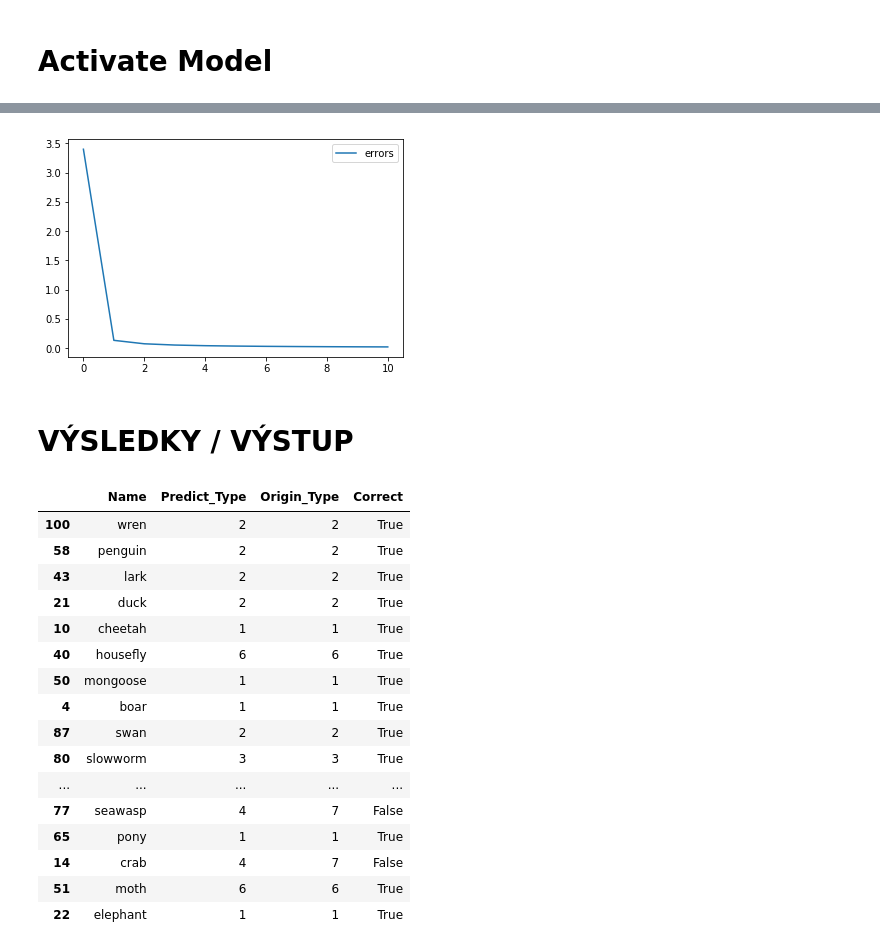
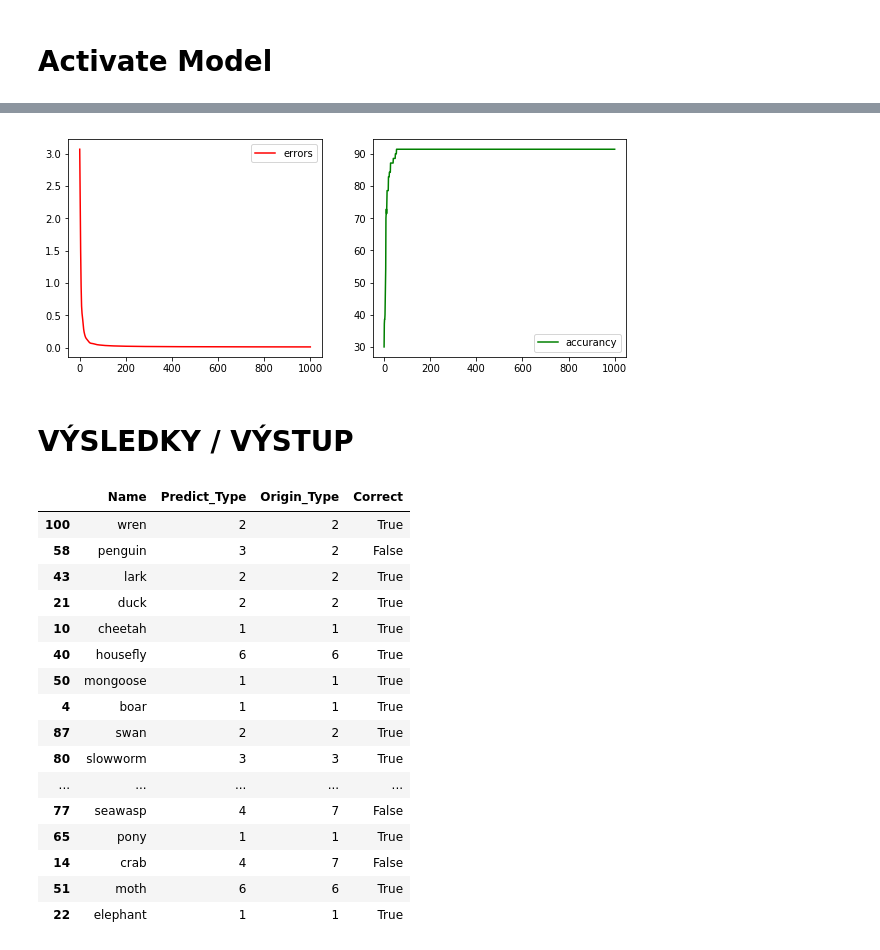
Before and after one commit to MatusVas/Vas_NS2019, a Jupyter notebook: Zoo_Animal_Classification.ipynb, the cells around one changed output, grey strips where cells are left out. Cells and saved outputs as stored; diff of their text form; code cells hidden in the pictures.

```diff
--- a/Zoo_Animal_Classification.ipynb
+++ b/Zoo_Animal_Classification.ipynb
@@ -142,9 +142,9 @@ cost = tf.reduce_mean(cross_entropy)
 # %% [markdown]
 ## Gradient Descent Optimizer / Adam Optimizer
 # %%
-train  = tf.train.GradientDescentOptimizer(learning_rate=0.05).minimize(cost)
+# train  = tf.train.GradientDescentOptimizer(learning_rate=0.05).minimize(cost)
 
-# train = tf.train.AdamOptimizer(learning_rate=0.05).minimize(cost)
+train = tf.train.AdamOptimizer(learning_rate=0.05).minimize(cost)
 # %% [markdown]
 ## POROVNANIE: original vs. prediction data
 #### tf.argmax (): keďže hypotéza je one-hot kódovanie (so 7 vrstvami), musíme nájsť maximálne výsledky softmax (vracia indexovú hodnotu poľa s najväčšou pravdepodobnosťou)
@@ -160,15 +160,19 @@ accuracy = tf.reduce_mean(tf.cast(correct_prediction, tf.float32))
 with tf.Session() as sess:
     sess.run(tf.global_variables_initializer())
 
-    pocet_iteracii = 10001
-    errors_ = []
+    pocet_iteracii = 1001
+    cost_ = []
+    acc_ = []
 
     for step in range(pocet_iteracii):
         sess.run(train, feed_dict={X: train_x, Y: train_y})
 
-        if step % 1000 == 0:
-            loss, acc = sess.run([cost, accuracy], feed_dict={X: train_x, Y: train_y})
-            errors_.append(loss)
+        loss, acc = sess.run([cost, accuracy], feed_dict={X: train_x, Y: train_y})
+
+        cost_.append(loss)
+        acc_.append(acc * 100)
+
+        if step % 100 == 0:
             print("Step: {:5}\tLoss: {:.3f}\tAcc: {:.2%}".format(step, loss, acc))
 
     train_acc = sess.run(accuracy, feed_dict={X: train_x, Y: train_y})
@@ -178,6 +182,11 @@ with tf.Session() as sess:
     print("Model Prediction =", train_acc)
     print("Test Prediction =", test_acc)
 
-    plt.plot(errors_, label='errors')
-    plt.legend()
+    fig, (cost_plt, acc_plt) = plt.subplots(1,2, figsize=(10,4))
+
+    cost_plt.plot(cost_, 'r', label='errors')
+    cost_plt.legend()
+
+    acc_plt.plot(acc_, 'g', label='accurancy')
+    acc_plt.legend()
 # %% [output]
@@ -198,4 +207,4 @@ Test Prediction = 0.9354839
-[figure, old version]
+[figure, new version]
 # %% [markdown]
 # VÝSLEDKY / VÝSTUP
 # %%
@@ -210,7 +219,7 @@ res
 # %% [output]
 |  | Name | Predict_Type | Origin_Type | Correct |
 | 100 | wren | 2 | 2 | True |
-| 58 | penguin | 2 | 2 | True |
+| 58 | penguin | 3 | 2 | False |
 | 43 | lark | 2 | 2 | True |
 | 21 | duck | 2 | 2 | True |
 | 10 | cheetah | 1 | 1 | True |
```
Also changed, not shown: parts of 2 cells of this notebook.
